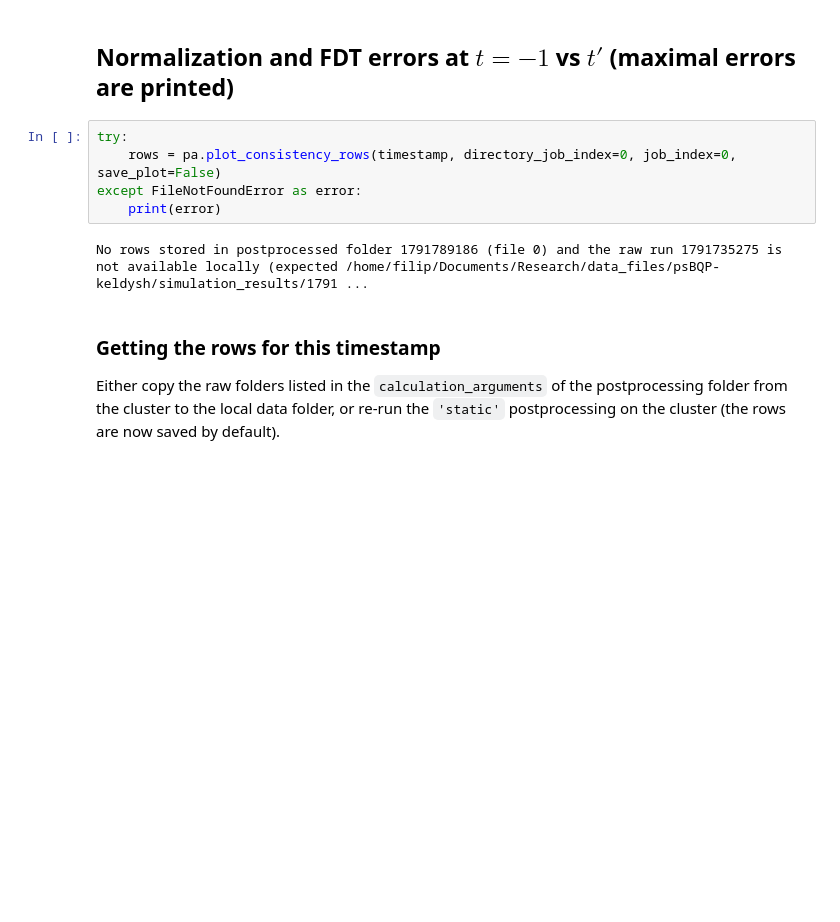
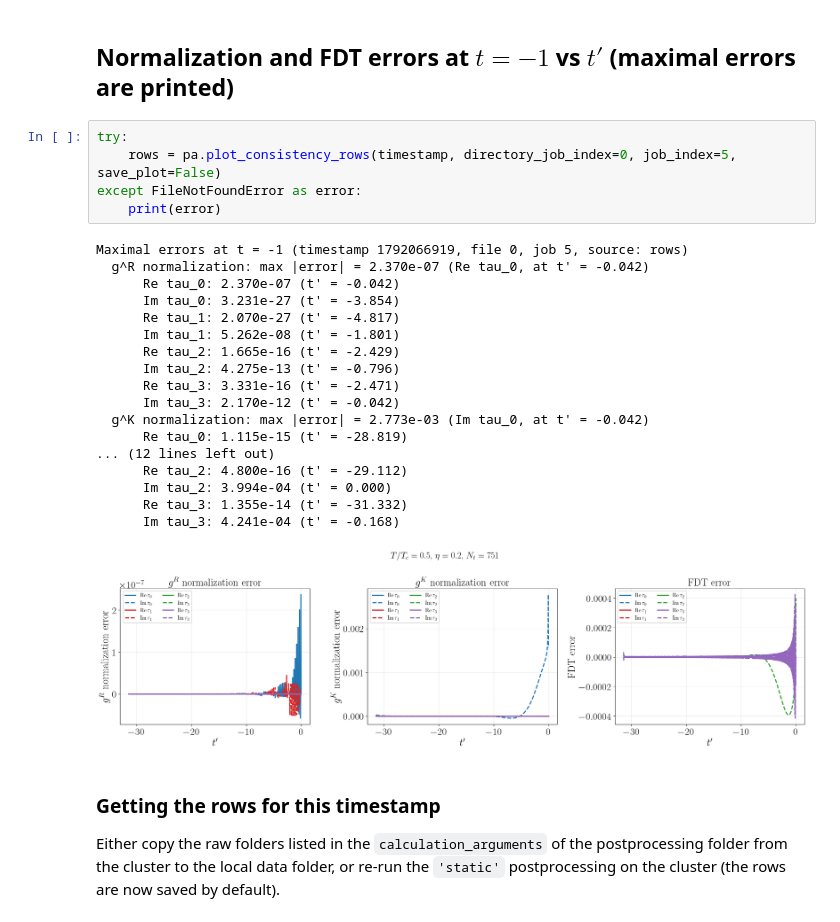
Before and after one commit to j-curtis/psBQP, a Jupyter notebook: Jupyter_notebooks/Plot_postprocessed_data.ipynb, the cells around one changed output. Drawn from its saved outputs; the diff is of its cells as text; blank space fills up the shorter version.

```diff
--- a/Jupyter_notebooks/Plot_postprocessed_data.ipynb
+++ b/Jupyter_notebooks/Plot_postprocessed_data.ipynb
@@ -125,11 +145,28 @@ No rows stored in postprocessed folder 1791789186 (file 0) and the raw run 17917
 ## Normalization and FDT errors at $t=-1$ vs $t'$ (maximal errors are printed)
 # %%
 try:
-    rows = pa.plot_consistency_rows(timestamp, directory_job_index=0, job_index=0, save_plot=False)
+    rows = pa.plot_consistency_rows(timestamp, directory_job_index=0, job_index=5, save_plot=False)
 except FileNotFoundError as error:
     print(error)
 # %% [output]
-No rows stored in postprocessed folder 1791789186 (file 0) and the raw run 1791735275 is not available locally (expected /home/filip/Documents/Research/data_files/psBQP-keldysh/simulation_results/1791 ...
+Maximal errors at t = -1 (timestamp 1792066919, file 0, job 5, source: rows)
+  g^R normalization: max |error| = 2.370e-07 (Re tau_0, at t' = -0.042)
+      Re tau_0: 2.370e-07 (t' = -0.042)
+      Im tau_0: 3.231e-27 (t' = -3.854)
+      Re tau_1: 2.070e-27 (t' = -4.817)
+      Im tau_1: 5.262e-08 (t' = -1.801)
+      Re tau_2: 1.665e-16 (t' = -2.429)
+      Im tau_2: 4.275e-13 (t' = -0.796)
+      Re tau_3: 3.331e-16 (t' = -2.471)
+      Im tau_3: 2.170e-12 (t' = -0.042)
+  g^K normalization: max |error| = 2.773e-03 (Im tau_0, at t' = -0.042)
+      Re tau_0: 1.115e-15 (t' = -28.819)
+... (12 lines left out)
+      Re tau_2: 4.800e-16 (t' = -29.112)
+      Im tau_2: 3.994e-04 (t' = 0.000)
+      Re tau_3: 1.355e-14 (t' = -31.332)
+      Im tau_3: 4.241e-04 (t' = -0.168)
+[figure, added]
 # %% [markdown]
 ### Getting the rows for this timestamp
 
```
Also changed, not shown: parts of 7 cells of this notebook, 50 other files.
